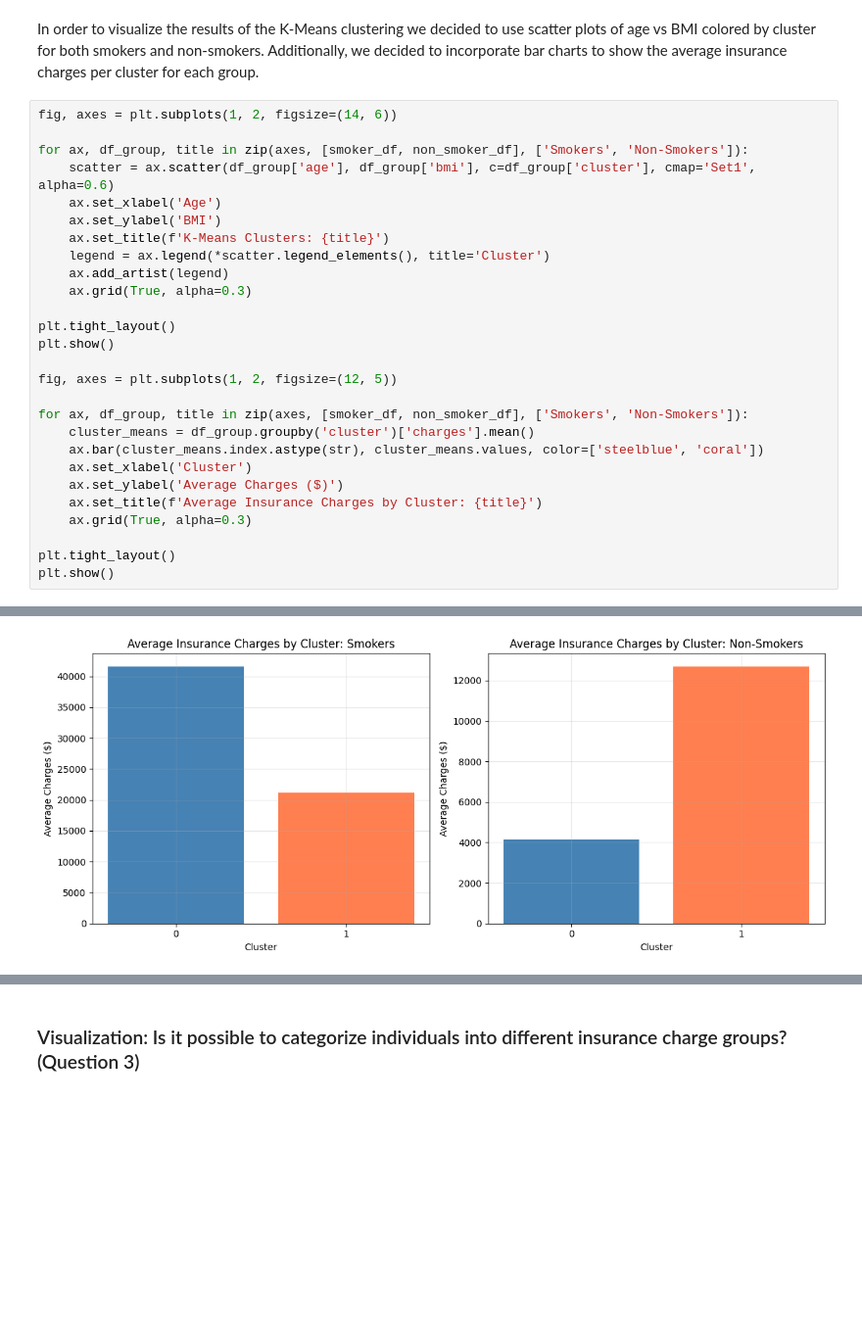
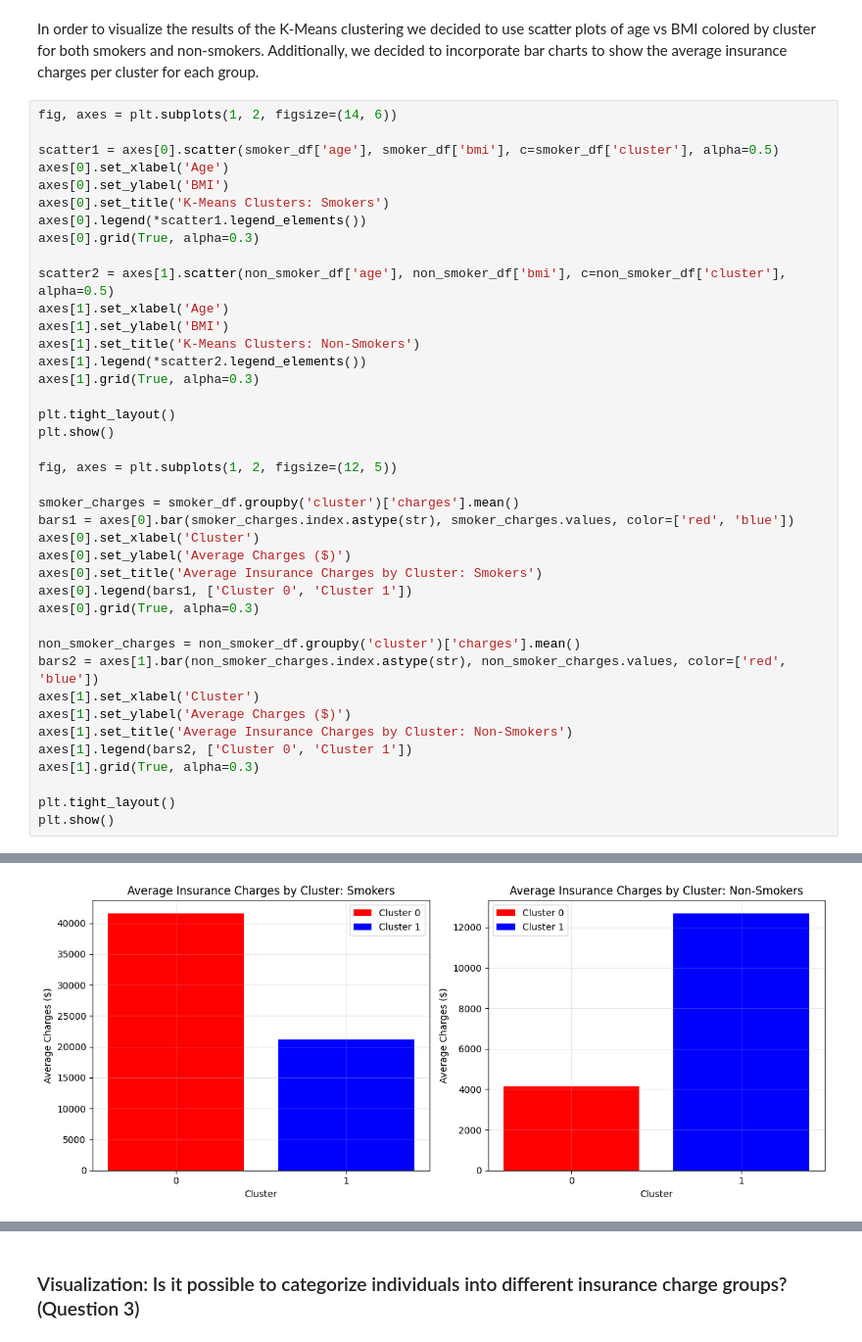
Before and after one commit to svaith/320FinalProject, a Jupyter notebook: main.ipynb, the cells around one changed output, grey strips where cells are left out. Shown at 98% size. Drawn from its saved outputs; the diff is of its cells as text; blank space fills up the shorter version.

```diff
--- a/main.ipynb
+++ b/main.ipynb
@@ -520,27 +520,40 @@ In order to visualize the results of the K-Means clustering we decided to use sc
 # %%
 fig, axes = plt.subplots(1, 2, figsize=(14, 6))
 
-for ax, df_group, title in zip(axes, [smoker_df, non_smoker_df], ['Smokers', 'Non-Smokers']):
-    scatter = ax.scatter(df_group['age'], df_group['bmi'], c=df_group['cluster'], cmap='Set1', alpha=0.6)
-    ax.set_xlabel('Age')
-    ax.set_ylabel('BMI')
-    ax.set_title(f'K-Means Clusters: {title}')
-    legend = ax.legend(*scatter.legend_elements(), title='Cluster')
-    ax.add_artist(legend)
-    ax.grid(True, alpha=0.3)
+scatter1 = axes[0].scatter(smoker_df['age'], smoker_df['bmi'], c=smoker_df['cluster'], alpha=0.5)
+axes[0].set_xlabel('Age')
+axes[0].set_ylabel('BMI')
+axes[0].set_title('K-Means Clusters: Smokers')
+axes[0].legend(*scatter1.legend_elements())
+axes[0].grid(True, alpha=0.3)
+
+scatter2 = axes[1].scatter(non_smoker_df['age'], non_smoker_df['bmi'], c=non_smoker_df['cluster'], alpha=0.5)
+axes[1].set_xlabel('Age')
+axes[1].set_ylabel('BMI')
+axes[1].set_title('K-Means Clusters: Non-Smokers')
+axes[1].legend(*scatter2.legend_elements())
+axes[1].grid(True, alpha=0.3)
 
 plt.tight_layout()
 plt.show()
 
 fig, axes = plt.subplots(1, 2, figsize=(12, 5))
 
-for ax, df_group, title in zip(axes, [smoker_df, non_smoker_df], ['Smokers', 'Non-Smokers']):
-    cluster_means = df_group.groupby('cluster')['charges'].mean()
-    ax.bar(cluster_means.index.astype(str), cluster_means.values, color=['steelblue', 'coral'])
-    ax.set_xlabel('Cluster')
-    ax.set_ylabel('Average Charges ($)')
-    ax.set_title(f'Average Insurance Charges by Cluster: {title}')
-    ax.grid(True, alpha=0.3)
+smoker_charges = smoker_df.groupby('cluster')['charges'].mean()
+bars1 = axes[0].bar(smoker_charges.index.astype(str), smoker_charges.values, color=['red', 'blue'])
+axes[0].set_xlabel('Cluster')
+axes[0].set_ylabel('Average Charges ($)')
+axes[0].set_title('Average Insurance Charges by Cluster: Smokers')
+axes[0].legend(bars1, ['Cluster 0', 'Cluster 1'])
+axes[0].grid(True, alpha=0.3)
+
+non_smoker_charges = non_smoker_df.groupby('cluster')['charges'].mean()
+bars2 = axes[1].bar(non_smoker_charges.index.astype(str), non_smoker_charges.values, color=['red', 'blue'])
+axes[1].set_xlabel('Cluster')
+axes[1].set_ylabel('Average Charges ($)')
+axes[1].set_title('Average Insurance Charges by Cluster: Non-Smokers')
+axes[1].legend(bars2, ['Cluster 0', 'Cluster 1'])
+axes[1].grid(True, alpha=0.3)
 
 plt.tight_layout()
 plt.show()
@@ -549,4 +562,4 @@ plt.show()
-[figure, old version]
+[figure, new version]
 # %% [markdown]
 The scatter plots show how individuals are grouped by age and BMI for smokers and non-smokers separately. For smokers, the two clusters are clearly separated along the BMI axis, with Cluster 0 sitting at higher BMI values and Cluster 1 at lower BMI values across all age groups. For non-smokers, the clusters are more mixed along the BMI axis but separated along the age axis, with Cluster 0 containing mostly younger individuals and Cluster 1 containing mostly older individuals.
 
```
Also changed, not shown: parts of 4 cells of this notebook.
